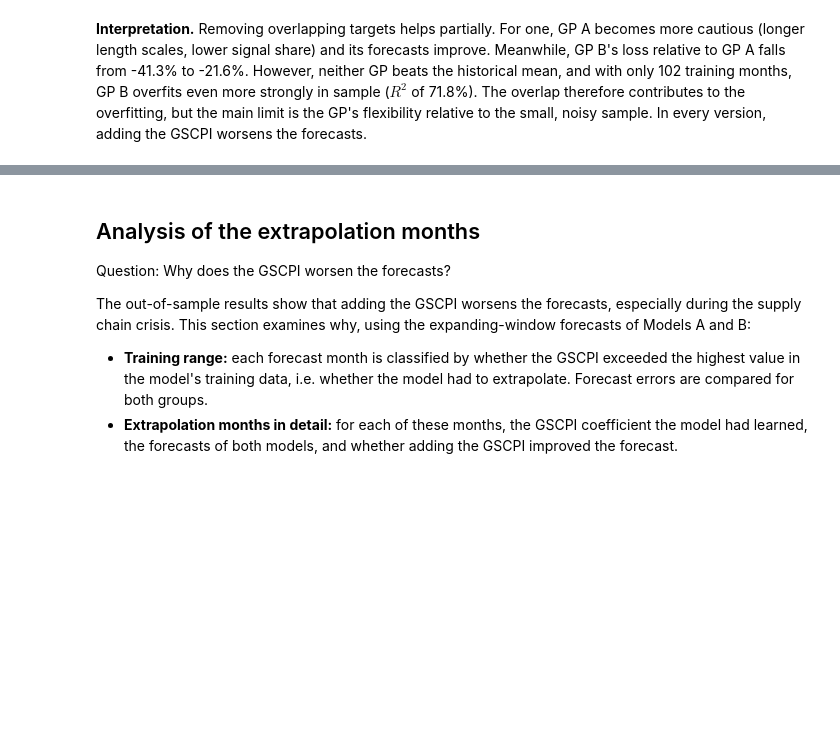
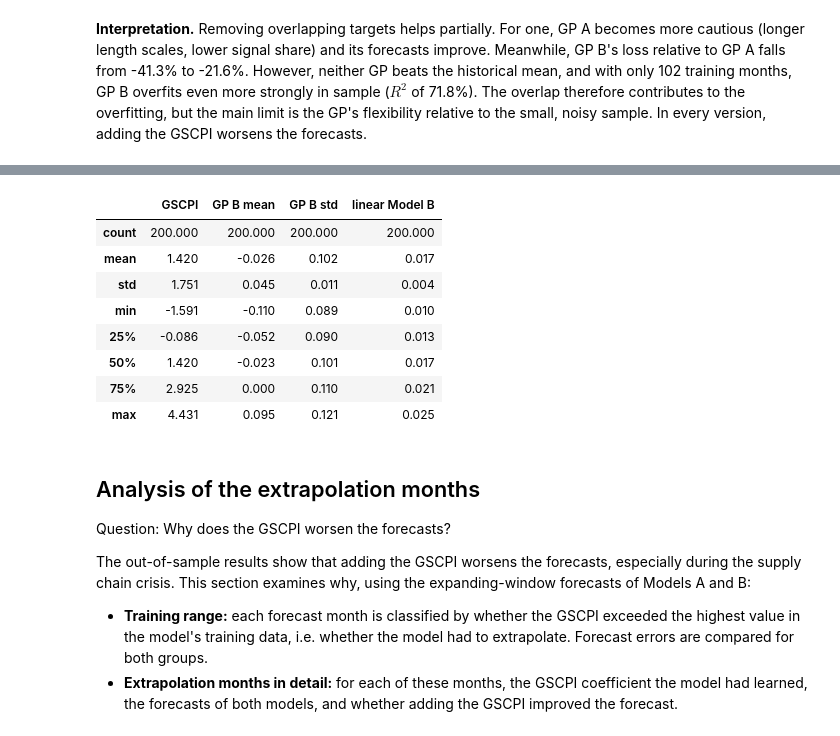
Before and after one commit to cilenia-gif/metals-supply-chain-pressure, a Jupyter notebook: code/03_model.ipynb, the cells around one changed output, grey strips where cells are left out. Drawn from its saved outputs; the diff is of its cells as text; code cells hidden in the pictures; blank space fills up the shorter version.

```diff
--- a/code/03_model.ipynb
+++ b/code/03_model.ipynb
@@ -976,3 +981,37 @@ Length scales (short = important; 1000 = upper bound, predictor ignored)
+# %%
+# GSCPI effect according to GP B and linear Model B, other predictors held at their mean
+scaler_full = StandardScaler().fit(analysis[MODEL_B])
+X_full = scaler_full.transform(analysis[MODEL_B])
+
+with warnings.catch_warnings():
+    warnings.simplefilter("ignore", ConvergenceWarning)
+    gp_b_full = build_gaussian_process(len(MODEL_B)).fit(X_full, analysis[TARGET])
+
+gscpi_grid = np.linspace(analysis[GSCPI].min(), analysis[GSCPI].max(), 200)
+grid = pd.DataFrame({predictor: analysis[predictor].mean() for predictor in MODEL_B}, index=range(len(gscpi_grid)))
+grid[GSCPI] = gscpi_grid
+
+gp_mean, gp_std = gp_b_full.predict(scaler_full.transform(grid[MODEL_B]), return_std=True)
+linear_prediction = fitted_models["Model B"].predict(sm.add_constant(grid[MODEL_B], has_constant="add"))
+
+gscpi_effect = pd.DataFrame({
+    "GSCPI": gscpi_grid,
+    "GP B mean": gp_mean,
+    "GP B std": gp_std,
+    "linear Model B": linear_prediction.values,
+})
+gscpi_effect.to_csv(RESULTS / "gp_gscpi_effect.csv", index=False)
+gscpi_effect.describe().round(3)
+# %% [output]
+|  | GSCPI | GP B mean | GP B std | linear Model B |
+| count | 200.000 | 200.000 | 200.000 | 200.000 |
+| mean | 1.420 | -0.026 | 0.102 | 0.017 |
+| std | 1.751 | 0.045 | 0.011 | 0.004 |
+| min | -1.591 | -0.110 | 0.089 | 0.010 |
+| 25% | -0.086 | -0.052 | 0.090 | 0.013 |
+| 50% | 1.420 | -0.023 | 0.101 | 0.017 |
+| 75% | 2.925 | 0.000 | 0.110 | 0.021 |
+| max | 4.431 | 0.095 | 0.121 | 0.025 |
 # %% [markdown]
 ## Analysis of the extrapolation months
 
```
Also changed, not shown: parts of 3 cells of this notebook, 10 other files.
